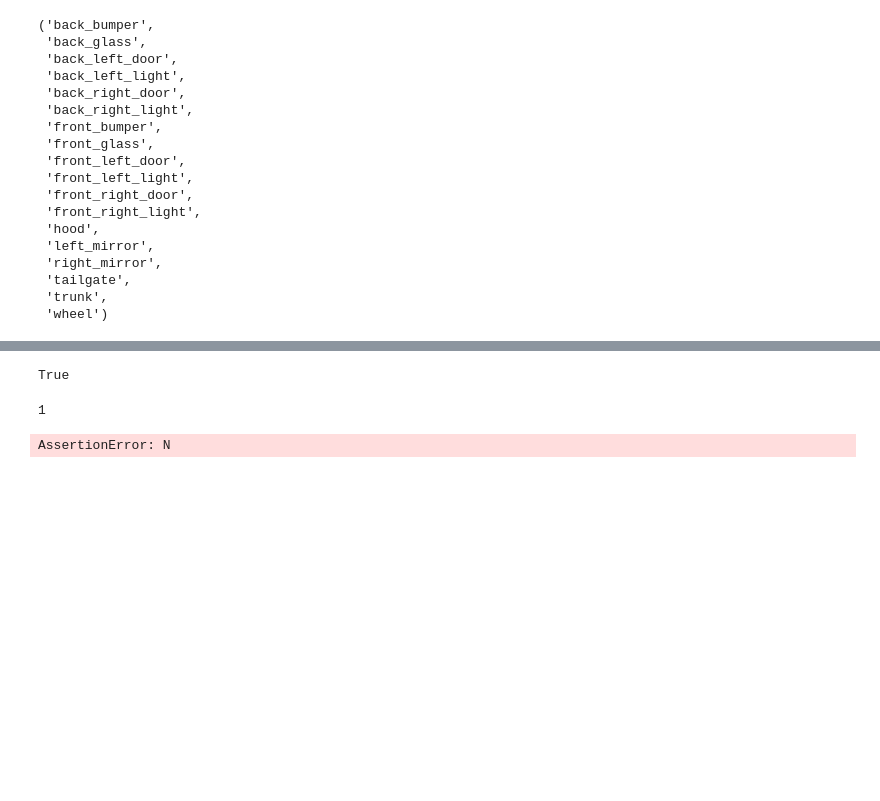
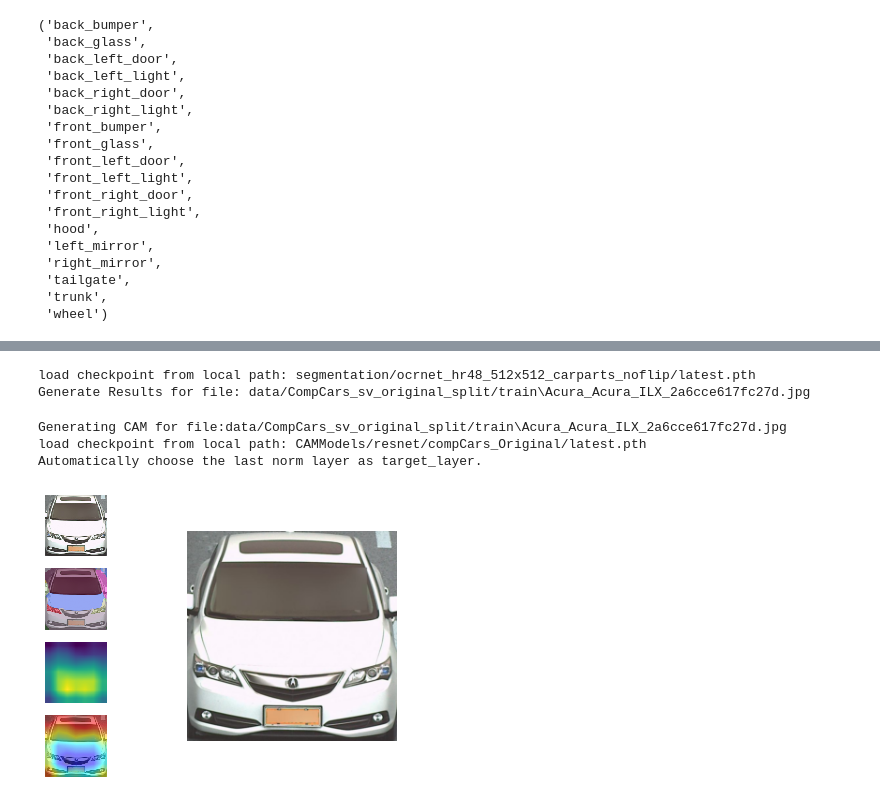
Before and after one commit to L1nusB/XAI-Vehicle-Classification, a Jupyter notebook: SegmentationWork.ipynb, the cells around one changed output, grey strips where cells are left out. Drawn from its saved outputs; the diff is of its cells as text; code cells hidden in the pictures; blank space fills up the shorter version.

Commit message:
Generate Statistics Script include functionalty from Notebook

```diff
--- a/SegmentationWork.ipynb
+++ b/SegmentationWork.ipynb
@@ -182,4 +146,0 @@ array([1, 2, 3])
-# %%
-isinstance(a, np.ndarray)
-# %% [output]
-True
@@ -191,8 +147,10 @@ def test(a,b=10,**kwargs):
-# %%
-test(10,b='1')
-# %% [output]
-1
-# %%
-assert(os.path.isfile("as")), "N"
-# %% [output]
-AssertionError: N
+# %%
+generate_statistics.plot_single(imgName='Acura_Acura_ILX_2a6cce617fc27d.jpg', imgRoot=imgRoot, camConfig=configCAM,
+                                camCheckpoint=checkpointCAM, segConfig=configSeg, segCheckpoint=checkpointSeg, camDevice='cpu')
+# %% [output]
+load checkpoint from local path: segmentation/ocrnet_hr48_512x512_carparts_noflip/latest.pth
+Generate Results for file: data/CompCars_sv_original_split/train\Acura_Acura_ILX_2a6cce617fc27d.jpg
+Generating CAM for file:data/CompCars_sv_original_split/train\Acura_Acura_ILX_2a6cce617fc27d.jpg
+load checkpoint from local path: CAMModels/resnet/compCars_Original/latest.pth
+Automatically choose the last norm layer as target_layer.
+[figure, added]
```
Also changed, not shown: parts of 13 cells of this notebook, 1 other file.
